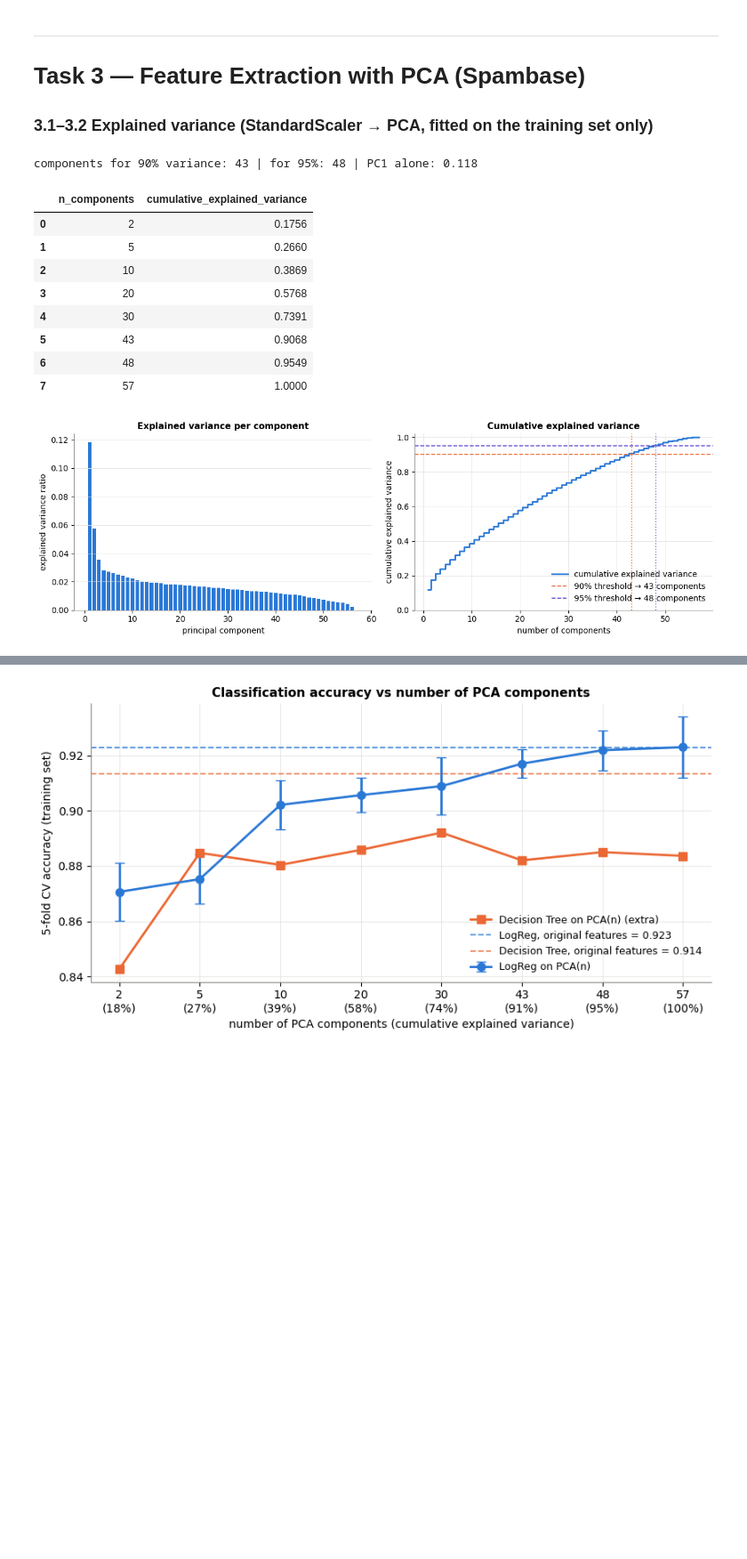
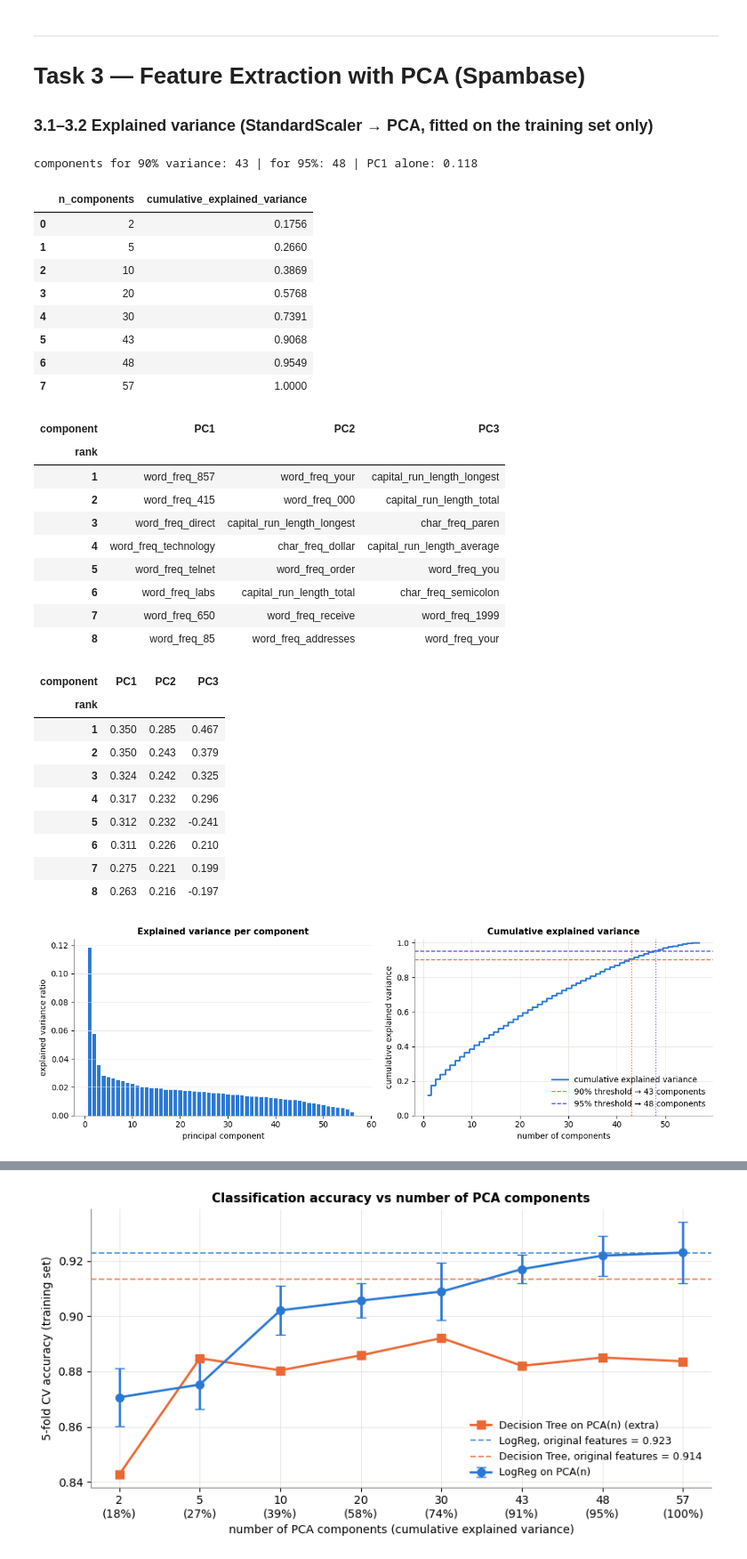
Before and after one commit to afel6/coe305-ml-project, a Jupyter notebook: notebook.ipynb, the cells around one changed output, grey strips where cells are left out. Shown at 89% size. Cells and saved outputs as stored; diff of their text form; code cells hidden in the pictures; blank space fills up the shorter version.

```diff
--- a/notebook.ipynb
+++ b/notebook.ipynb
@@ -668,32 +691,60 @@ print(f"components for 90% variance: {n90} | for 95%: {n95} | PC1 alone: {evr[0]
 N_GRID = sorted({2, 5, 10, 20, 30, n90, n95, 57})
 t3_var = save_table(pd.DataFrame({"n_components": N_GRID, "cumulative_explained_variance": [cum[n - 1] for n in N_GRID]}),
                     "t3_cumulative_variance")
 display(t3_var.round(4))
 KEY["T3 components for 90% variance"] = n90; KEY["T3 components for 95% variance"] = n95
+load = pd.DataFrame(pca_fit.named_steps["pca"].components_[:3].T, index=X_train.columns, columns=["PC1", "PC2", "PC3"])
+rows = []
+for pc in load:
+    top = load[pc].reindex(load[pc].abs().sort_values(ascending=False).index)[:8]
+    rows += [{"component": pc, "rank": r + 1, "feature": f, "loading": v} for r, (f, v) in enumerate(top.items())]
+t3_load = save_table(pd.DataFrame(rows), "t3_pca_loadings")
+display(t3_load.pivot(index="rank", columns="component", values="feature"))
+display(t3_load.pivot(index="rank", columns="component", values="loading").round(3))
 
 fig, axes = plt.subplots(1, 2, figsize=(12, 4))
 comp = np.arange(1, len(evr) + 1)
 axes[0].bar(comp, evr, color=PALETTE[0], width=0.75)
 axes[0].set(xlabel="principal component", ylabel="explained variance ratio", title="Explained variance per component")
 axes[0].grid(axis="x", visible=False)
 axes[1].step(comp, cum, where="mid", color=PALETTE[0], label="cumulative explained variance")
 for thr, n, c in [(0.90, n90, PALETTE[1]), (0.95, n95, PALETTE[6])]:
     axes[1].axhline(thr, ls="--", lw=1.3, color=c, label=f"{thr:.0%} threshold → {n} components")
     axes[1].axvline(n, ls=":", lw=1.3, color=c)
 axes[1].set(xlabel="number of components", ylabel="cumulative explained variance", ylim=(0, 1.02),
             title="Cumulative explained variance")
 axes[1].legend(loc="lower right")
 fig.tight_layout(); save_fig(fig, "t3_explained_variance"); plt.show()
 # %% [output]
 components for 90% variance: 43 | for 95%: 48 | PC1 alone: 0.118
 |  | n_components | cumulative_explained_variance |
 | 0 | 2 | 0.1756 |
 | 1 | 5 | 0.2660 |
 | 2 | 10 | 0.3869 |
 | 3 | 20 | 0.5768 |
 | 4 | 30 | 0.7391 |
 | 5 | 43 | 0.9068 |
 | 6 | 48 | 0.9549 |
 | 7 | 57 | 1.0000 |
+| component | PC1 | PC2 | PC3 |
+| rank |  |  |  |
+| 1 | word_freq_857 | word_freq_your | capital_run_length_longest |
+| 2 | word_freq_415 | word_freq_000 | capital_run_length_total |
+| 3 | word_freq_direct | capital_run_length_longest | char_freq_paren |
+| 4 | word_freq_technology | char_freq_dollar | capital_run_length_average |
+| 5 | word_freq_telnet | word_freq_order | word_freq_you |
+| 6 | word_freq_labs | capital_run_length_total | char_freq_semicolon |
+| 7 | word_freq_650 | word_freq_receive | word_freq_1999 |
+| 8 | word_freq_85 | word_freq_addresses | word_freq_your |
+| component | PC1 | PC2 | PC3 |
+| rank |  |  |  |
+| 1 | 0.350 | 0.285 | 0.467 |
+| 2 | 0.350 | 0.243 | 0.379 |
+| 3 | 0.324 | 0.242 | 0.325 |
+| 4 | 0.317 | 0.232 | 0.296 |
+| 5 | 0.312 | 0.232 | -0.241 |
+| 6 | 0.311 | 0.226 | 0.210 |
+| 7 | 0.275 | 0.221 | 0.199 |
+| 8 | 0.263 | 0.216 | -0.197 |
 [figure]
 # %% [markdown]
```
Also changed, not shown: parts of 18 cells of this notebook, 10 other files.
